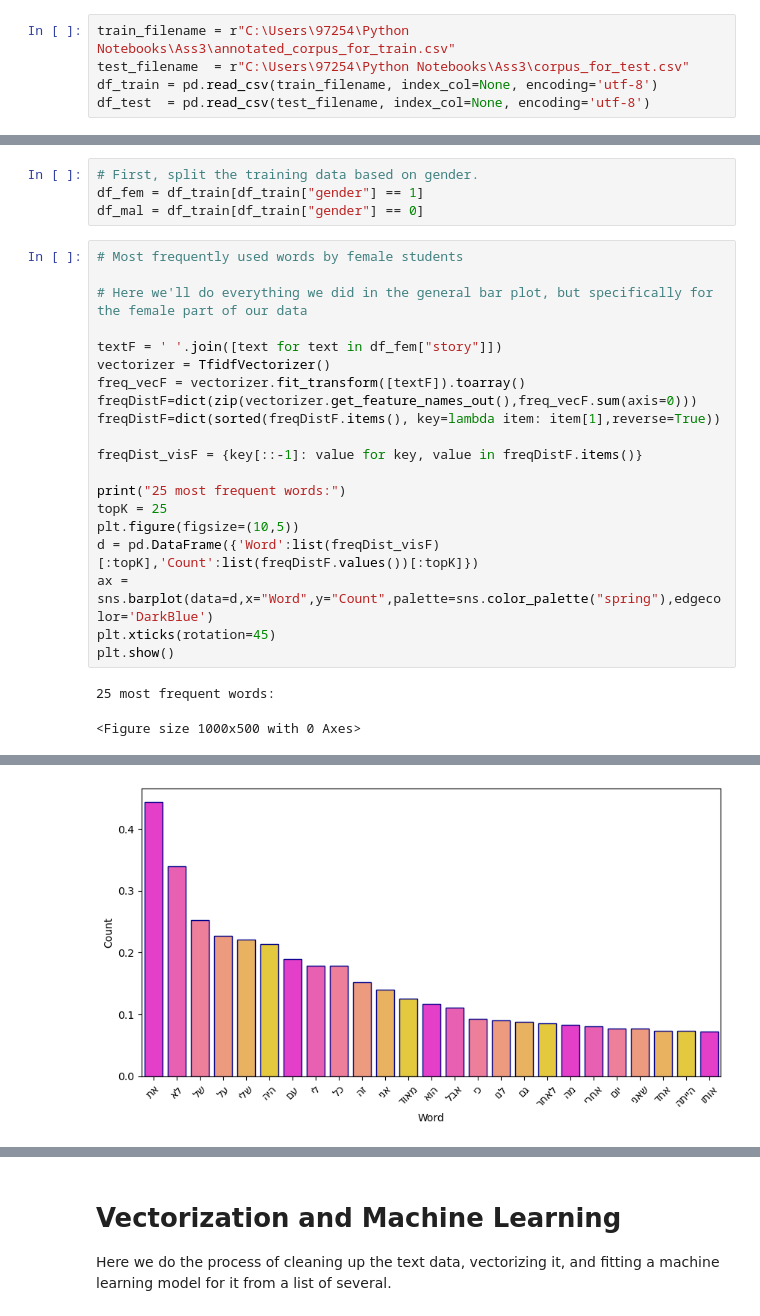
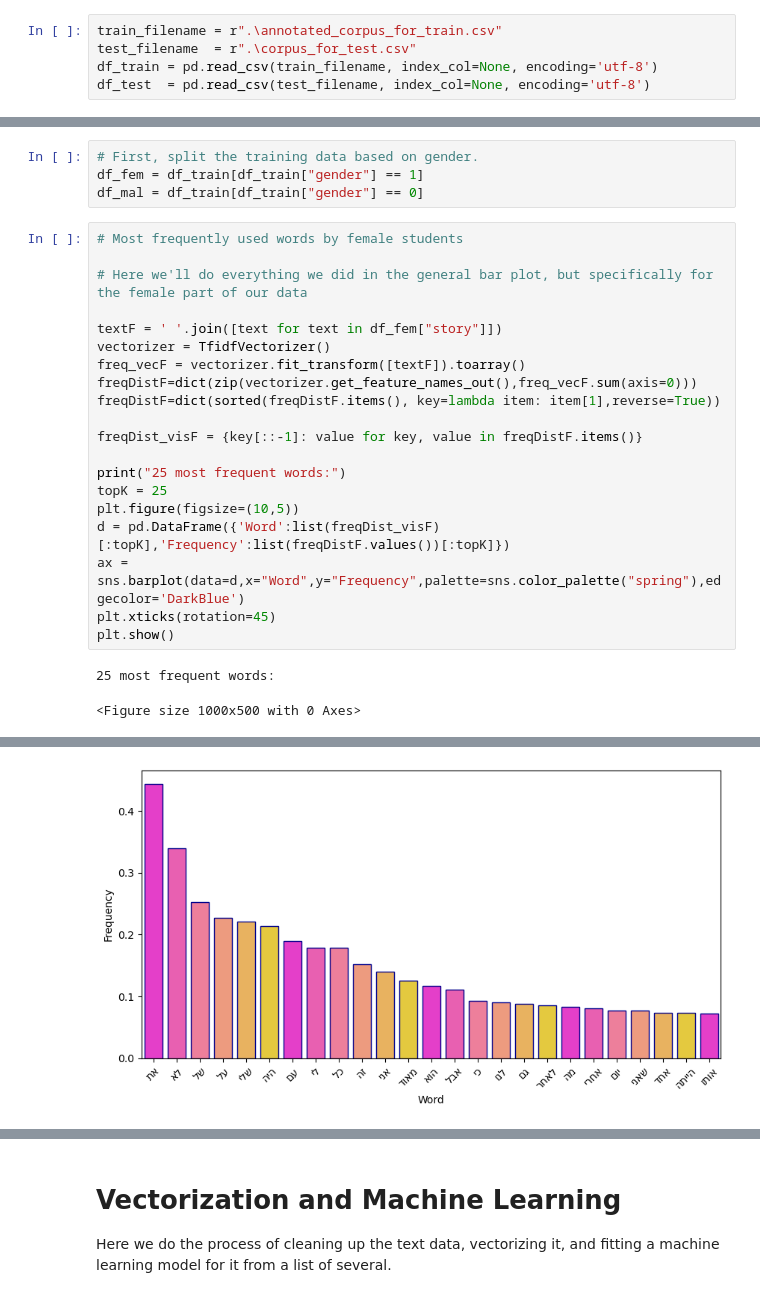
Before and after one commit to Shahars71/Text-Analysis-and-Machine-Learning, a Jupyter notebook: Assignment3-text-analysis.ipynb, the cells around one changed output, grey strips where cells are left out. Saved outputs shown, nothing was run; the diff lists cells and outputs as text.

```diff
--- a/Assignment3-text-analysis.ipynb
+++ b/Assignment3-text-analysis.ipynb
@@ -148,8 +148,8 @@ from sklearn.linear_model import LogisticRegression
 ### Reading input files
 Reading input files for train annotated corpus (raw text data) corpus and for the test corpus
 # %%
-train_filename = r"C:\Users\97254\Python Notebooks\Ass3\annotated_corpus_for_train.csv"
-test_filename  = r"C:\Users\97254\Python Notebooks\Ass3\corpus_for_test.csv"
+train_filename = r".\annotated_corpus_for_train.csv"
+test_filename  = r".\corpus_for_test.csv"
 df_train = pd.read_csv(train_filename, index_col=None, encoding='utf-8')
 df_test  = pd.read_csv(test_filename, index_col=None, encoding='utf-8')
 # %% [markdown]
@@ -380,36 +384,36 @@ freq_vecF = vectorizer.fit_transform([textF]).toarray()
 freqDistF=dict(zip(vectorizer.get_feature_names_out(),freq_vecF.sum(axis=0)))
 freqDistF=dict(sorted(freqDistF.items(), key=lambda item: item[1],reverse=True))
 
 freqDist_visF = {key[::-1]: value for key, value in freqDistF.items()}
 
 print("25 most frequent words:")
 topK = 25
 plt.figure(figsize=(10,5))
-d = pd.DataFrame({'Word':list(freqDist_visF)[:topK],'Count':list(freqDistF.values())[:topK]})
-ax = sns.barplot(data=d,x="Word",y="Count",palette=sns.color_palette("spring"),edgecolor='DarkBlue')
+d = pd.DataFrame({'Word':list(freqDist_visF)[:topK],'Frequency':list(freqDistF.values())[:topK]})
+ax = sns.barplot(data=d,x="Word",y="Frequency",palette=sns.color_palette("spring"),edgecolor='DarkBlue')
 plt.xticks(rotation=45)
 plt.show()
 # %% [output]
 25 most frequent words:
 <Figure size 1000x500 with 0 Axes>
 (array([ 0,  1,  2,  3,  4,  5,  6,  7,  8,  9, 10, 11, 12, 13, 14, 15, 16,
         17, 18, 19, 20, 21, 22, 23, 24]),
  [Text(0, 0, 'תא'),
   Text(1, 0, 'אל'),
   Text(2, 0, 'לש'),
   Text(3, 0, 'לע'),
   Text(4, 0, 'ילש'),
   Text(5, 0, 'היה'),
   Text(6, 0, 'םע'),
   Text(7, 0, 'יל'),
   Text(8, 0, 'לכ'),
   Text(9, 0, 'הז'),
 ... (11 lines left out)
   Text(21, 0, 'ינאש'),
   Text(22, 0, 'דחא'),
   Text(23, 0, 'התייה'),
   Text(24, 0, 'ותוא')])
-[figure, old version]
+[figure, new version]
 # %%
 # Most frequently used words by male students
 
```
Also changed, not shown: parts of 7 cells of this notebook.
